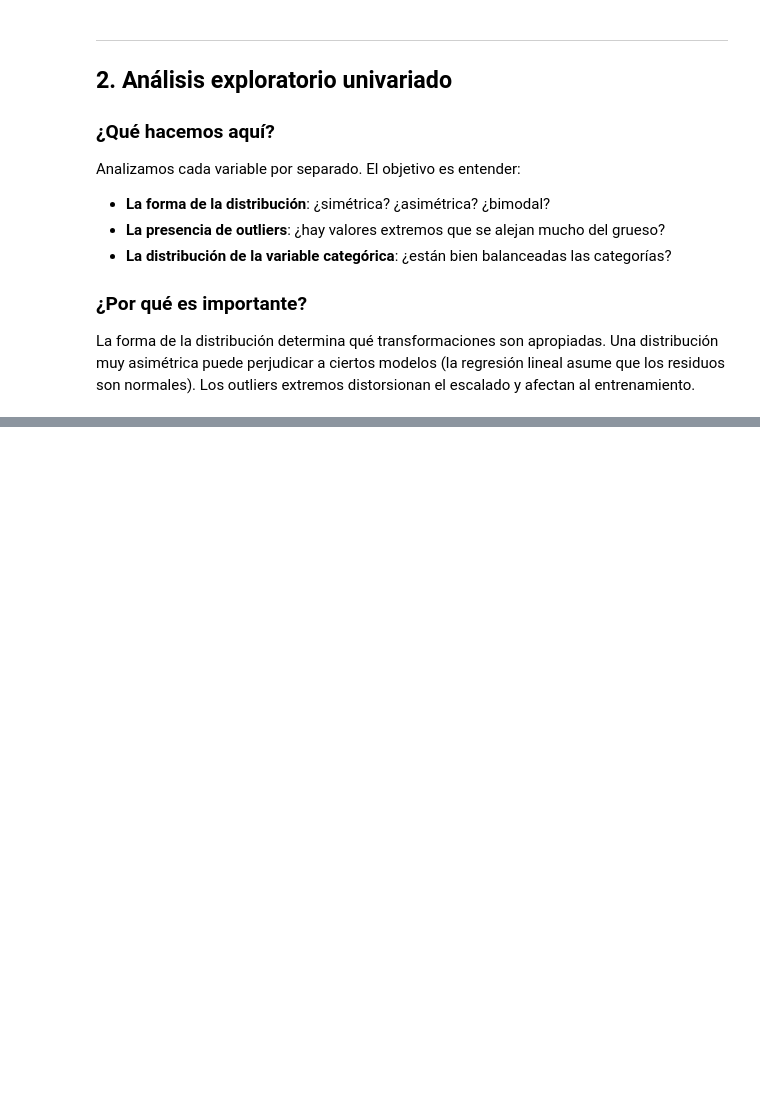
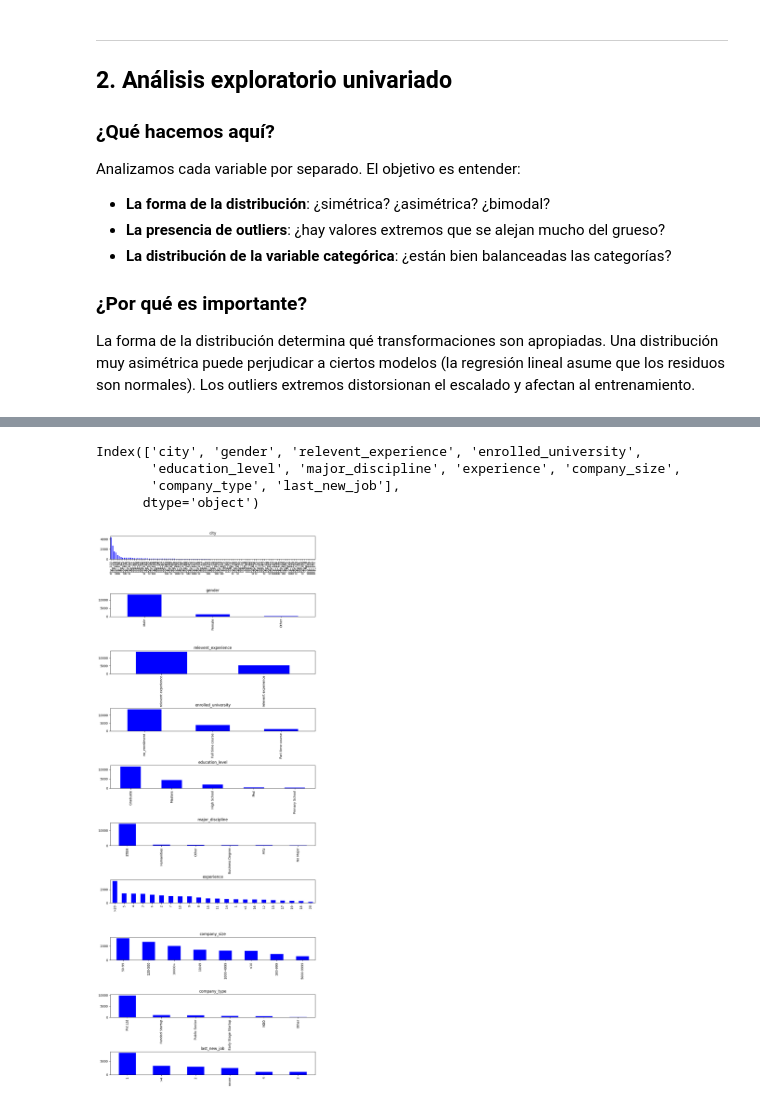
Before and after one commit to alejobgr99/lab-data-science-uniovi, a Jupyter notebook: actividad_final_micro.ipynb, the cells around one changed output, grey strips where cells are left out. Cells and saved outputs as stored; diff of their text form; code cells hidden in the pictures; blank space fills up the shorter version.

```diff
--- a/actividad_final_micro.ipynb
+++ b/actividad_final_micro.ipynb
@@ -135,0 +157,22 @@ Target... casi parece 0-1, qué es?
+# %%
+cols_para_bar = data.drop(["enrollee_id", "city_development_index", "training_hours"], axis=1).select_dtypes(include='object').columns
+# %%
+cols_para_bar
+# %% [output]
+Index(['city', 'gender', 'relevent_experience', 'enrolled_university',
+       'education_level', 'major_discipline', 'experience', 'company_size',
+       'company_type', 'last_new_job'],
+      dtype='object')
+# %%
+fig, axes = plt.subplots(len(cols_para_bar), 1, figsize=(10, 25))
+
+for col, ax in zip(cols_para_bar, axes):
+    data[col].value_counts().plot(kind="bar", ax=ax, color="blue")
+    ax.set_title(col)
+    ax.set_xlabel("")  # opcional: limpia el eje
+
+plt.tight_layout()
+fig.subplots_adjust(hspace=1.5)  # <--- AQUI SE SEPARAN
+plt.show()
+# %% [output]
+[figure, added]
```
Also changed, not shown: parts of 9 cells of this notebook.
